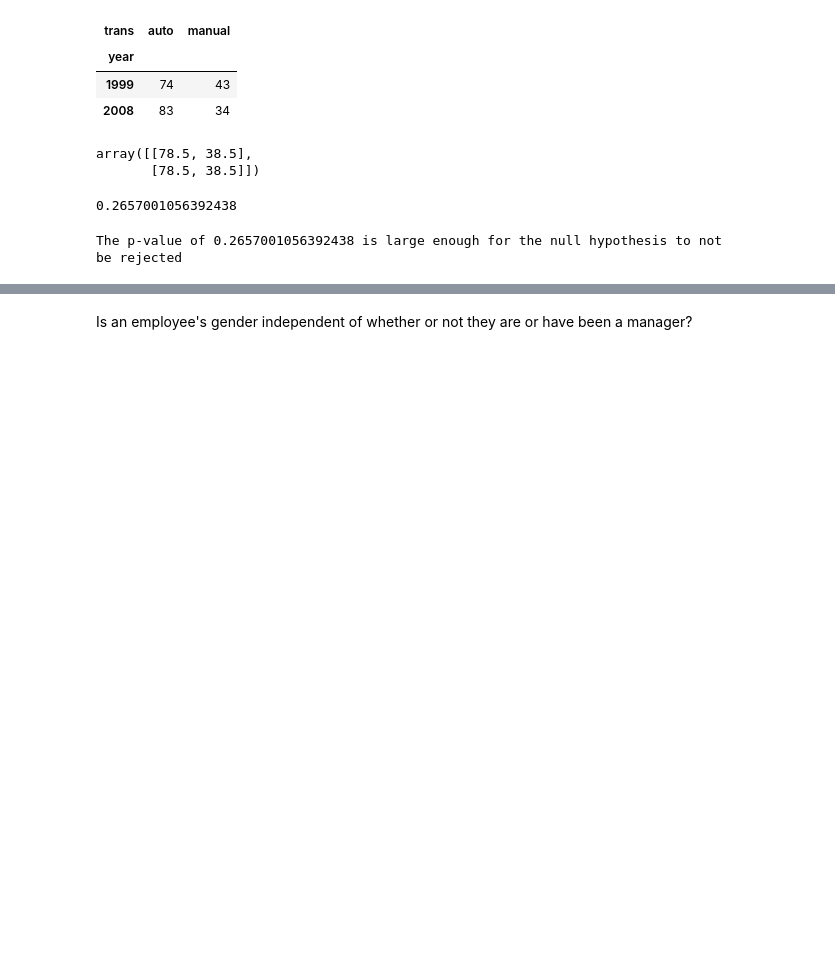
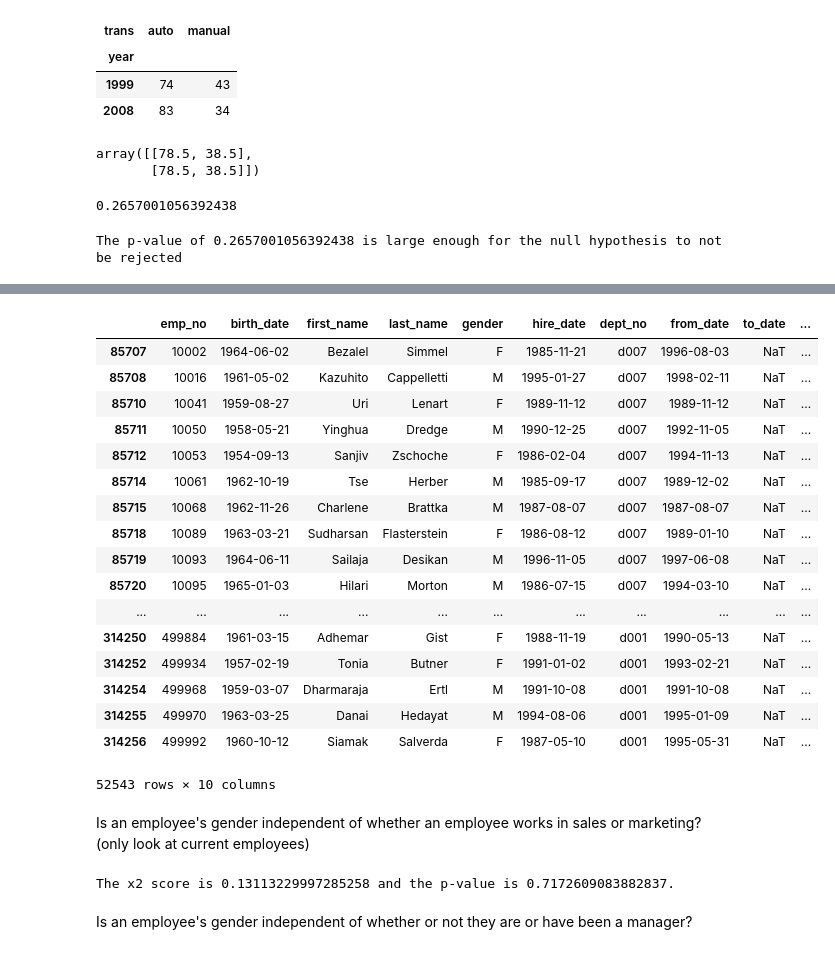
Before and after one commit to flambuth/statisitcs_exercsises, a Jupyter notebook: hypothesis_testing.ipynb, the cells around one changed output, grey strips where cells are left out. Drawn from its saved outputs; the diff is of its cells as text; code cells hidden in the pictures; blank space fills up the shorter version.

```diff
--- a/hypothesis_testing.ipynb
+++ b/hypothesis_testing.ipynb
@@ -346,0 +332,2 @@ url = get_db_url(host,user,password,'employees')
+# %%
+d_df = pd.read_sql_table('departments', url)
@@ -346,0 +336,4 @@ url = get_db_url(host,user,password,'employees')
+# %%
+df_merged = pd.merge(emp_df, de_df, how='inner', on = 'emp_no')
+# %%
+df_merged = pd.merge(df_merged, d_df, how='inner', on = 'dept_no')
@@ -347 +351,26 @@ url = get_db_url(host,user,password,'employees')
+# %%
+# making boolean series for a team sales
+sales_and_marketing = df_merged[(df_merged['dept_name'] == "Sales") | (df_merged['dept_name'] == "Marketing")]
+# %%
+#Only current employees. So their to-date should be a null value
+sales_and_marketing = sales_and_marketing[sales_and_marketing.to_date.isnull()]
+# %% [output]
+|  | emp_no | birth_date | first_name | last_name | gender | hire_date | dept_no | from_date | to_date | ... |
+| 85707 | 10002 | 1964-06-02 | Bezalel | Simmel | F | 1985-11-21 | d007 | 1996-08-03 | NaT | ... |
+| 85708 | 10016 | 1961-05-02 | Kazuhito | Cappelletti | M | 1995-01-27 | d007 | 1998-02-11 | NaT | ... |
+| 85710 | 10041 | 1959-08-27 | Uri | Lenart | F | 1989-11-12 | d007 | 1989-11-12 | NaT | ... |
+| 85711 | 10050 | 1958-05-21 | Yinghua | Dredge | M | 1990-12-25 | d007 | 1992-11-05 | NaT | ... |
+| 85712 | 10053 | 1954-09-13 | Sanjiv | Zschoche | F | 1986-02-04 | d007 | 1994-11-13 | NaT | ... |
+| 85714 | 10061 | 1962-10-19 | Tse | Herber | M | 1985-09-17 | d007 | 1989-12-02 | NaT | ... |
+| 85715 | 10068 | 1962-11-26 | Charlene | Brattka | M | 1987-08-07 | d007 | 1987-08-07 | NaT | ... |
+| 85718 | 10089 | 1963-03-21 | Sudharsan | Flasterstein | F | 1986-08-12 | d007 | 1989-01-10 | NaT | ... |
+| 85719 | 10093 | 1964-06-11 | Sailaja | Desikan | M | 1996-11-05 | d007 | 1997-06-08 | NaT | ... |
+| 85720 | 10095 | 1965-01-03 | Hilari | Morton | M | 1986-07-15 | d007 | 1994-03-10 | NaT | ... |
+| ... | ... | ... | ... | ... | ... | ... | ... | ... | ... | ... |
+| 314250 | 499884 | 1961-03-15 | Adhemar | Gist | F | 1988-11-19 | d001 | 1990-05-13 | NaT | ... |
+| 314252 | 499934 | 1957-02-19 | Tonia | Butner | F | 1991-01-02 | d001 | 1993-02-21 | NaT | ... |
+| 314254 | 499968 | 1959-03-07 | Dharmaraja | Ertl | M | 1991-10-08 | d001 | 1991-10-08 | NaT | ... |
+| 314255 | 499970 | 1963-03-25 | Danai | Hedayat | M | 1994-08-06 | d001 | 1995-01-09 | NaT | ... |
+| 314256 | 499992 | 1960-10-12 | Siamak | Salverda | F | 1987-05-10 | d001 | 1995-05-31 | NaT | ... |
+52543 rows × 10 columns
 # %%
@@ -349,4 +378,10 @@ observos = pd.crosstab(df.gender, df.dept_name)
 # %%
 chi2, p, degfree, expected = stats.chi2_contingency(observos)
+# %% [markdown]
+Is an employee's gender independent of whether an employee works in sales or marketing? (only look at current employees)
+# %%
+print(f"The x2 score is {chi2} and the p-value is {p}.")
+# %% [output]
+The x2 score is 0.13113229997285258 and the p-value is 0.7172609083882837.
 # %% [markdown]
 Is an employee's gender independent of whether or not they are or have been a manager?
```
Also changed, not shown: parts of 19 cells of this notebook.
